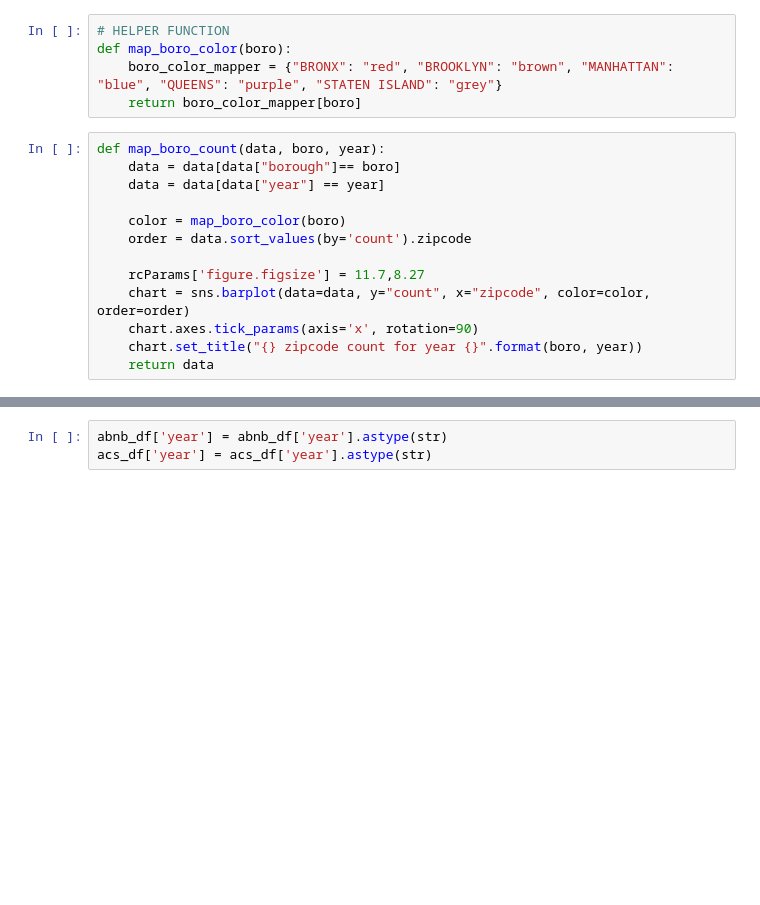
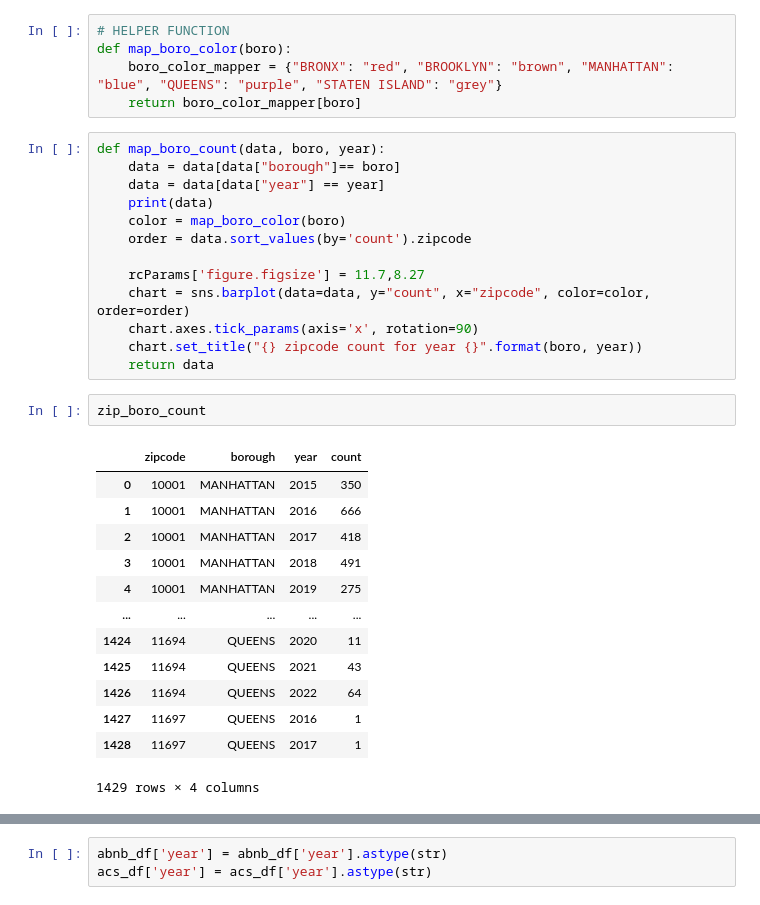
Before and after one commit to hpuma/Airbnb_Rental_Project, a Jupyter notebook: vis/inside_airbnb_eda_sergio.ipynb, the cells around one changed output, grey strips where cells are left out. Drawn from its saved outputs; the diff is of its cells as text; blank space fills up the shorter version.

```diff
--- a/vis/inside_airbnb_eda_sergio.ipynb
+++ b/vis/inside_airbnb_eda_sergio.ipynb
@@ -228,7 +219,7 @@ def map_boro_color(boro):
 def map_boro_count(data, boro, year):
     data = data[data["borough"]== boro]
     data = data[data["year"] == year]
-
+    print(data)
     color = map_boro_color(boro)
     order = data.sort_values(by='count').zipcode
 
@@ -237,4 +228,20 @@ def map_boro_count(data, boro, year):
     chart.axes.tick_params(axis='x', rotation=90)
     chart.set_title("{} zipcode count for year {}".format(boro, year))
     return data
+# %%
+zip_boro_count
+# %% [output]
+|  | zipcode | borough | year | count |
+| 0 | 10001 | MANHATTAN | 2015 | 350 |
+| 1 | 10001 | MANHATTAN | 2016 | 666 |
+| 2 | 10001 | MANHATTAN | 2017 | 418 |
+| 3 | 10001 | MANHATTAN | 2018 | 491 |
+| 4 | 10001 | MANHATTAN | 2019 | 275 |
+| ... | ... | ... | ... | ... |
+| 1424 | 11694 | QUEENS | 2020 | 11 |
+| 1425 | 11694 | QUEENS | 2021 | 43 |
+| 1426 | 11694 | QUEENS | 2022 | 64 |
+| 1427 | 11697 | QUEENS | 2016 | 1 |
+| 1428 | 11697 | QUEENS | 2017 | 1 |
+1429 rows × 4 columns
 # %%
```
Also changed, not shown: parts of 13 cells of this notebook, 4 other files.
